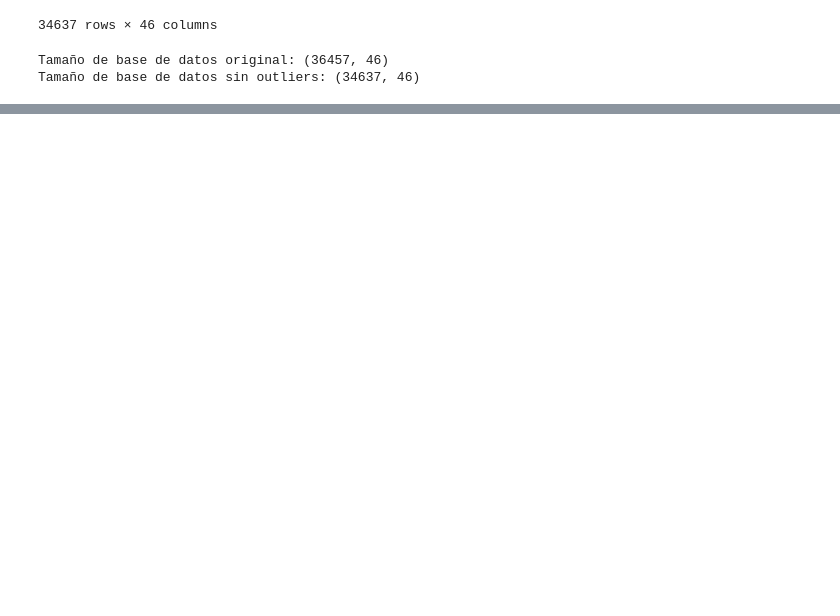
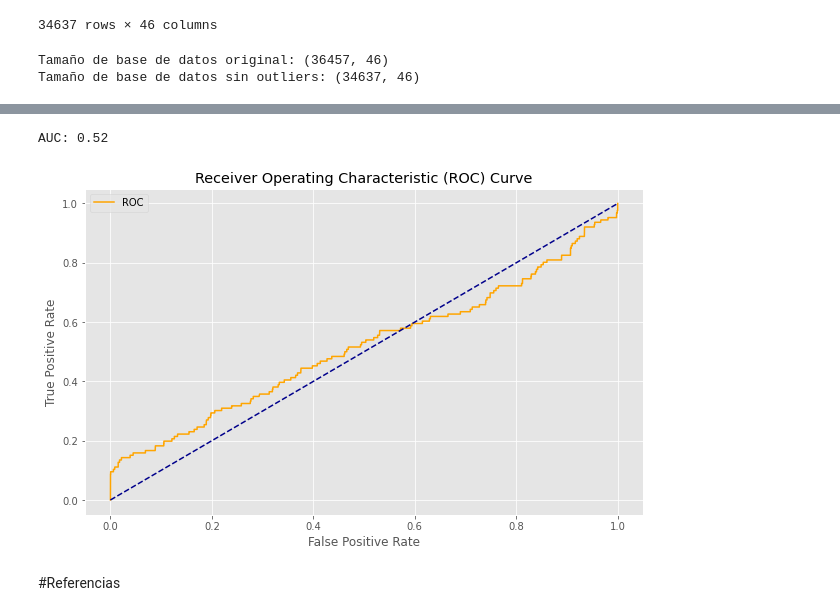
Before and after one commit to mariaimr/Monografia-UdeA, a Jupyter notebook: Monografia_Credit_Card_Approval_Prediction.ipynb, the cells around one changed output, grey strips where cells are left out. Drawn from its saved outputs; the diff is of its cells as text; code cells hidden in the pictures; blank space fills up the shorter version.

```diff
--- a/Monografia_Credit_Card_Approval_Prediction.ipynb
+++ b/Monografia_Credit_Card_Approval_Prediction.ipynb
@@ -722,0 +1040,23 @@ Tamaño de base de datos sin outliers: (34637, 46)
+# %%
+#Convertir y_test NO_APTO y APTO en 1 y 0
+
+e_dataframe = pd.DataFrame(y_test)
+e_dataframe.replace('BAD',1, inplace=True)
+e_dataframe.replace('GOOD', 0,inplace=True)
+arr = e_dataframe.to_numpy()
+# %%
+fig = plt.figure(figsize=(10,6))
+
+
+probs = model_reg_logistica.predict_proba(X_test)
+probs = probs[:, 1]
+auc = roc_auc_score(arr, probs*(-1))
+
+print('AUC: %.2f' % auc)
+fpr, tpr, thresholds = roc_curve(arr, probs*(-1))
+plot_roc_curve(fpr, tpr)
+# %% [output]
+AUC: 0.52
+[figure, added]
+# %% [markdown]
+#Referencias
```
Also changed, not shown: parts of 55 cells of this notebook.
